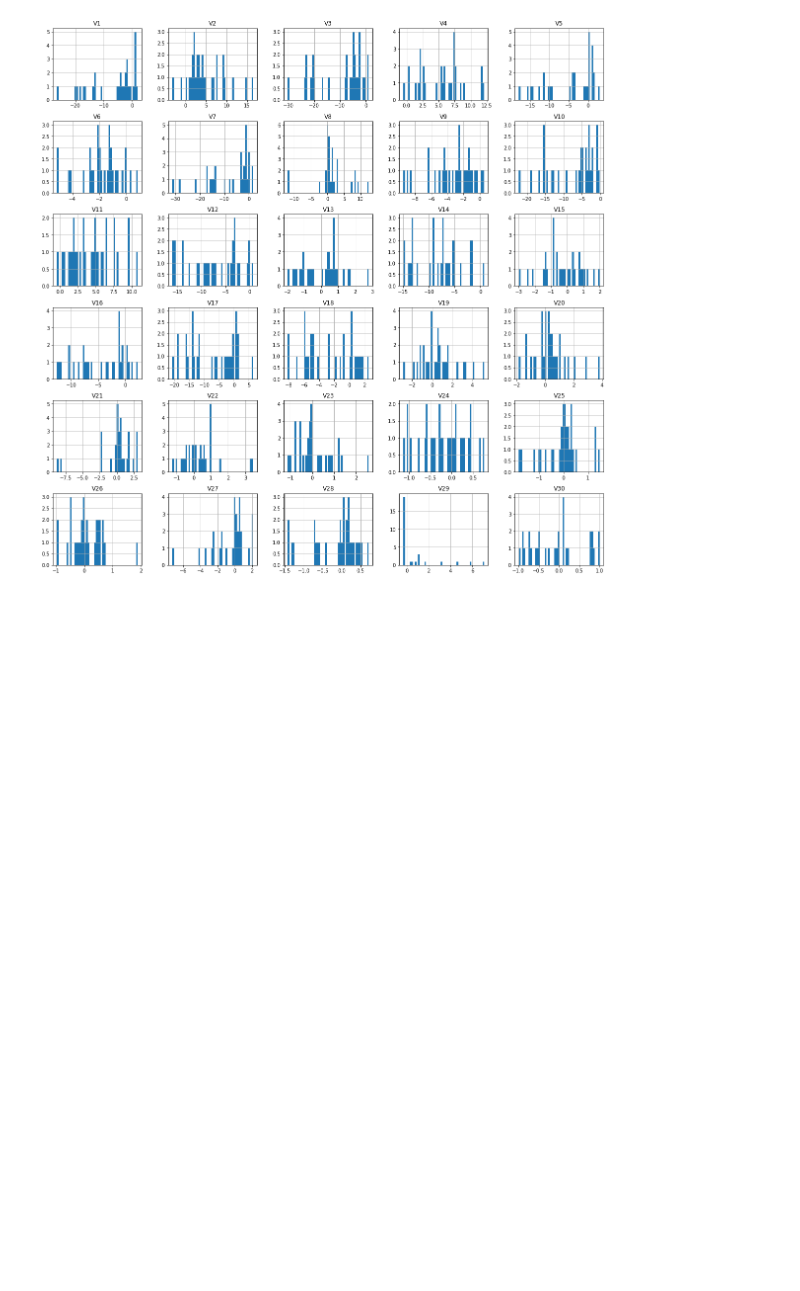
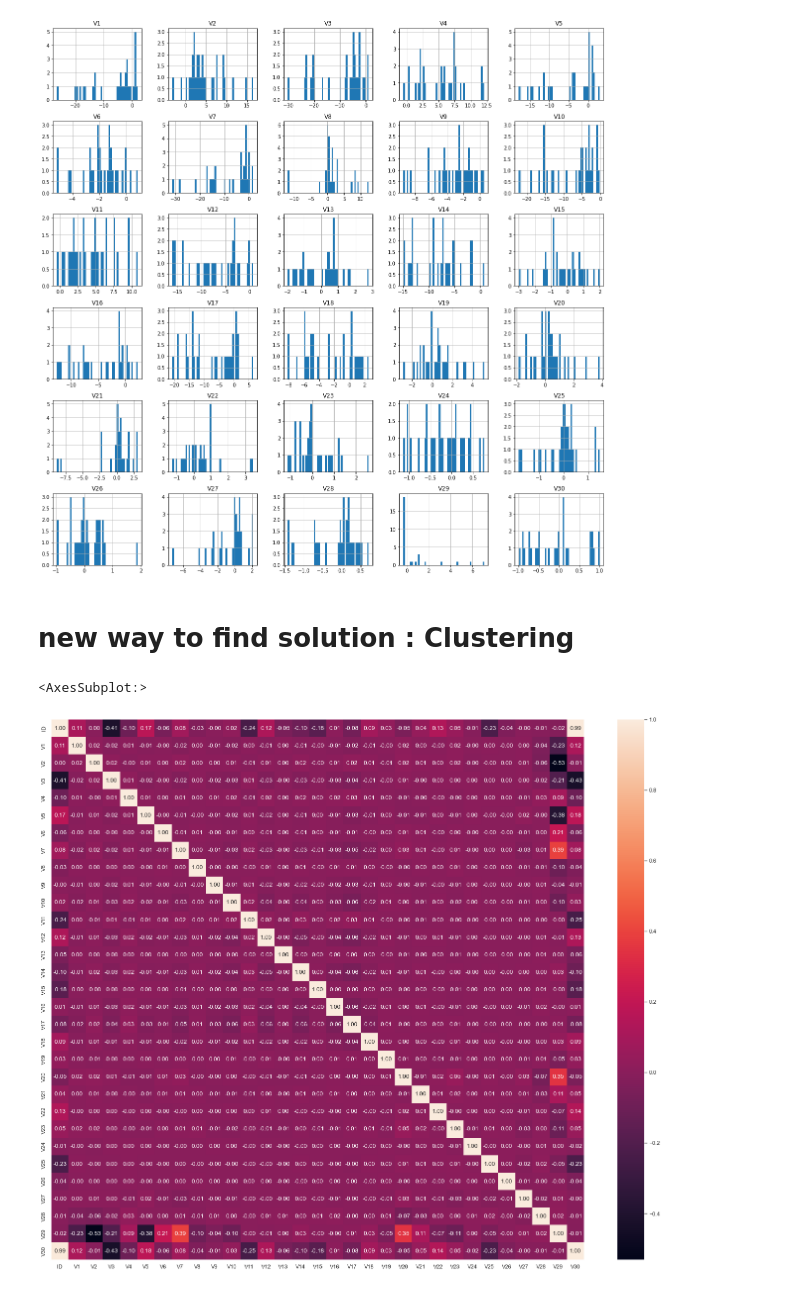
Before and after one commit to EunSeong-Seo/Credit_card_Anomaly_Detection, a Jupyter notebook: Credit_Card_EDA.ipynb, the cells around one changed output. Cells and saved outputs as stored; diff of their text form; code cells hidden in the pictures; blank space fills up the shorter version.

```diff
--- a/Credit_Card_EDA.ipynb
+++ b/Credit_Card_EDA.ipynb
@@ -88,3 +89,11 @@ fraud_val_df.drop(columns=['ID','Class']).hist(bins = 50, figsize=(20,20))
 plt.show()
 # %% [output]
 [figure]
+# %% [markdown]
+# new way to find solution : Clustering
+# %%
+sns.set(rc={'figure.figsize': (24,20)})
+sns.heatmap(train_df.corr(),annot=True, fmt = '.2f')
+# %% [output]
+<AxesSubplot:>
+[figure, added]
```
Also changed, not shown: parts of 4 cells of this notebook.
